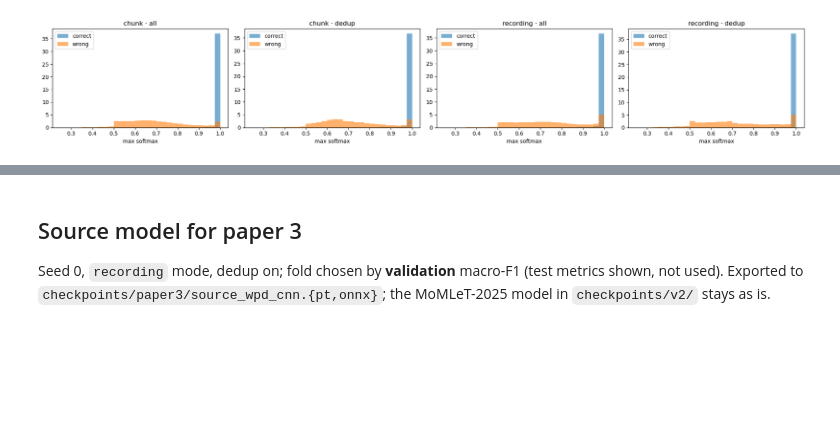
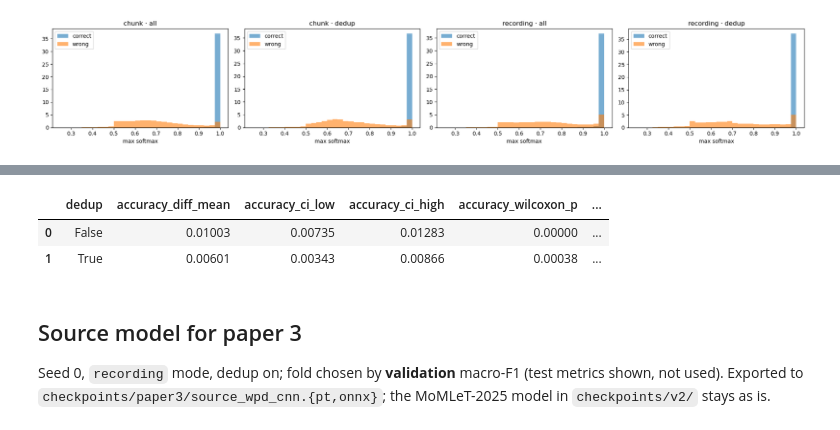
Before and after one commit to owlvano/rfml-uav, a Jupyter notebook: notebooks/paper3-label-free-adaptation/0_Source_Baseline.ipynb, the cells around one changed output, grey strips where cells are left out. Saved outputs shown, nothing was run; the diff lists cells and outputs as text; code cells hidden in the pictures; blank space fills up the shorter version.

```diff
--- a/notebooks/paper3-label-free-adaptation/0_Source_Baseline.ipynb
+++ b/notebooks/paper3-label-free-adaptation/0_Source_Baseline.ipynb
@@ -191,3 +247,24 @@ plt.tight_layout(); fig.savefig(os.path.join(results_path, "confidence_histogram
+# %%
+from scipy.stats import wilcoxon
+
+rng = np.random.default_rng(0)
+stat_rows = []
+for dedup in DEDUPS:
+    row = {"dedup": dedup}
+    for m in ("accuracy", "macro_f1"):
+        pv = runs[runs["dedup"] == dedup].pivot_table(index=["seed", "fold"], columns="mode", values=m)
+        d = (pv["chunk"] - pv["recording"]).to_numpy()
+        boot = rng.choice(d, size=(10_000, len(d))).mean(1)
+        row |= {f"{m}_diff_mean": d.mean(), f"{m}_ci_low": np.percentile(boot, 2.5),
+                f"{m}_ci_high": np.percentile(boot, 97.5), f"{m}_wilcoxon_p": wilcoxon(d).pvalue}
+    stat_rows.append(row)
+leakage_stats = pd.DataFrame(stat_rows)
+leakage_stats.to_csv(os.path.join(results_path, "leakage_stats.csv"), index=False)
+leakage_stats.round(5)
+# %% [output]
+|  | dedup | accuracy_diff_mean | accuracy_ci_low | accuracy_ci_high | accuracy_wilcoxon_p | ... |
+| 0 | False | 0.01003 | 0.00735 | 0.01283 | 0.00000 | ... |
+| 1 | True | 0.00601 | 0.00343 | 0.00866 | 0.00038 | ... |
 # %% [markdown]
 ## Source model for paper 3
 
```
Also changed, not shown: parts of 3 cells of this notebook, 7 other files.
